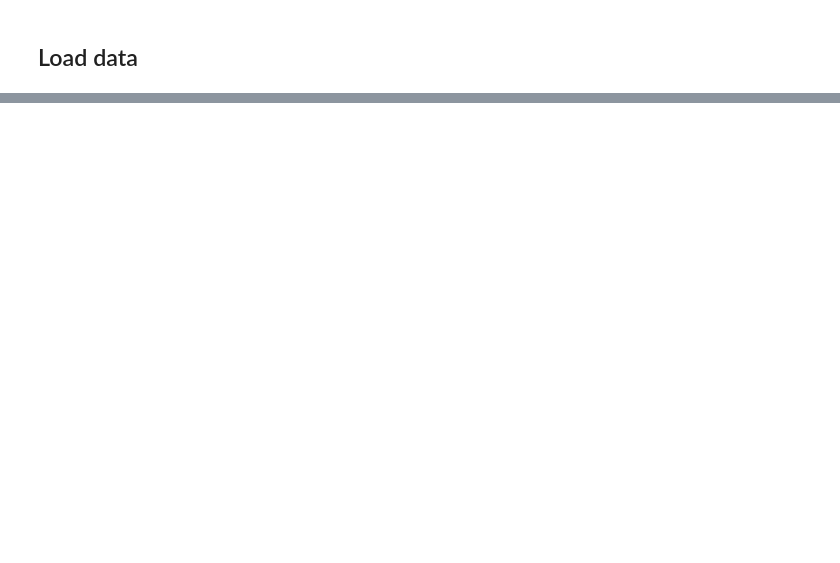
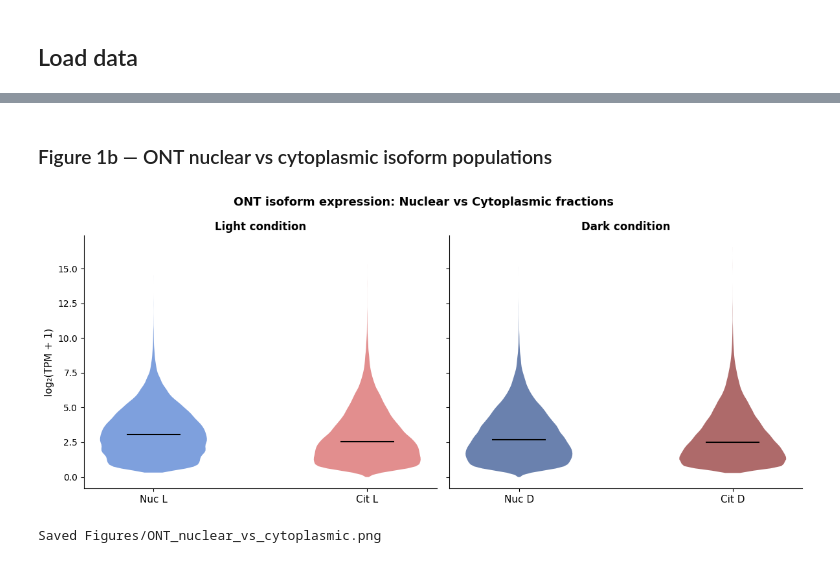
Before and after one commit to Lucas-Servi/lnc_mRNA_analysis, a Jupyter notebook: New_analysis.ipynb, the cells around one changed output, grey strips where cells are left out. Drawn from its saved outputs; the diff is of its cells as text; code cells hidden in the pictures; blank space fills up the shorter version.

```diff
--- a/New_analysis.ipynb
+++ b/New_analysis.ipynb
@@ -106,0 +412,44 @@ ONT_nuc_cito.loc[["AT3G61860",],:]
+# %% [markdown]
+### Figure 1b — ONT nuclear vs cytoplasmic isoform populations
+# %%
+# Figure 1b — ONT isoform populations: nuclear vs cytoplasmic
+import matplotlib.patches as mpatches
+
+cond_order = ["Nuc L", "Nuc D", "Cit L", "Cit D"]
+cond_colors = {"Nuc L": "#4878CF", "Nuc D": "#2B4C8C",
+               "Cit L": "#D65F5F", "Cit D": "#8C2B2B"}
+
+fig, axes = plt.subplots(1, 2, figsize=(12, 5), sharey=True)
+for ax, label, title in zip(axes,
+                             [["Nuc L", "Cit L"], ["Nuc D", "Cit D"]],
+                             ["Light condition", "Dark condition"]):
+    data = []
+    xlabels = []
+    for cond in label:
+        vals = ONT_nuc_cito.loc[:, cond].mean(axis=1)
+        vals = np.log2(vals[vals > 0] + 1)
+        data.append(vals)
+        xlabels.append(cond)
+
+    bp = ax.violinplot(data, positions=[1, 2], showmedians=True,
+                       showextrema=False)
+    for body, cond in zip(bp['bodies'], label):
+        body.set_facecolor(cond_colors[cond])
+        body.set_alpha(0.7)
+    bp['cmedians'].set_color('black')
+    bp['cmedians'].set_linewidth(1.5)
+
+    ax.set_xticks([1, 2])
+    ax.set_xticklabels(xlabels, fontsize=11)
+    ax.set_title(title, fontsize=12, fontweight='bold')
+    ax.spines[['top', 'right']].set_visible(False)
+
+axes[0].set_ylabel("log₂(TPM + 1)", fontsize=11)
+fig.suptitle("ONT isoform expression: Nuclear vs Cytoplasmic fractions", fontsize=13, fontweight='bold')
+plt.tight_layout()
+plt.savefig("Figures/ONT_nuclear_vs_cytoplasmic.png", dpi=300)
+plt.show()
+print("Saved Figures/ONT_nuclear_vs_cytoplasmic.png")
+# %% [output]
+[figure, added]
+Saved Figures/ONT_nuclear_vs_cytoplasmic.png
```
Also changed, not shown: parts of 31 cells of this notebook, 19 other files.
